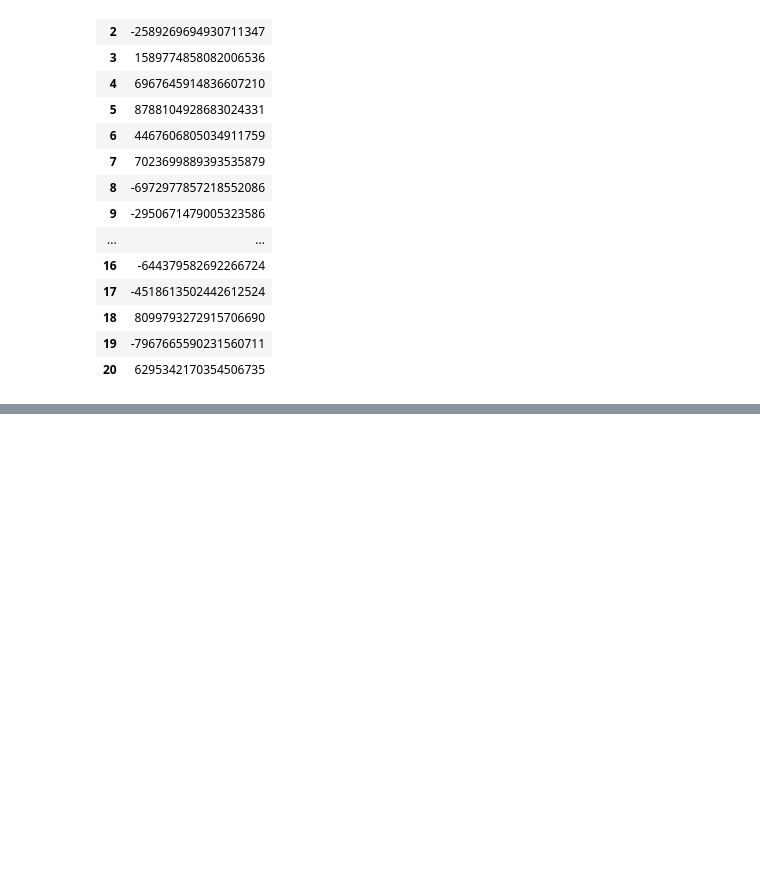
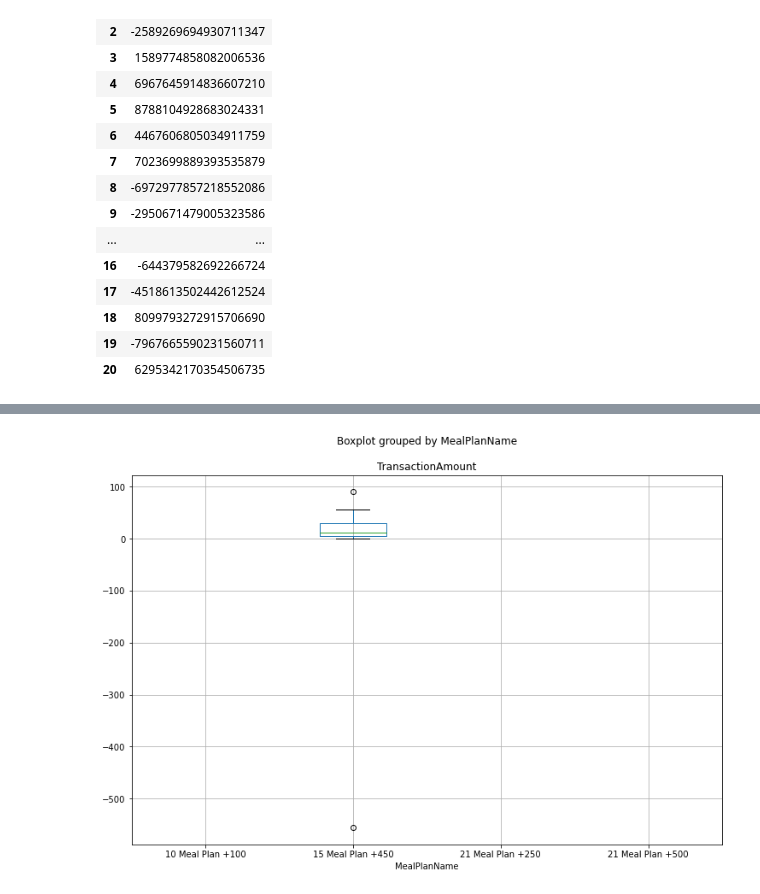
Before and after one commit to PurdueEats/backend, a Jupyter notebook: AllUserSummary.ipynb, the cells around one changed output, grey strips where cells are left out. Cells and saved outputs as stored; diff of their text form; code cells hidden in the pictures; blank space fills up the shorter version.

```diff
--- a/AllUserSummary.ipynb
+++ b/AllUserSummary.ipynb
@@ -310,0 +278,6 @@ allTransactionsSummary()
+# %%
+merged = pd.merge(mealPlansDF, transactions, on="UserID", how='outer')
+# %%
+bp = merged.boxplot(by='MealPlanName', column=['TransactionAmount'], figsize=(12,8))
+# %% [output]
+[figure, added]
```
Also changed, not shown: parts of 11 cells of this notebook.
